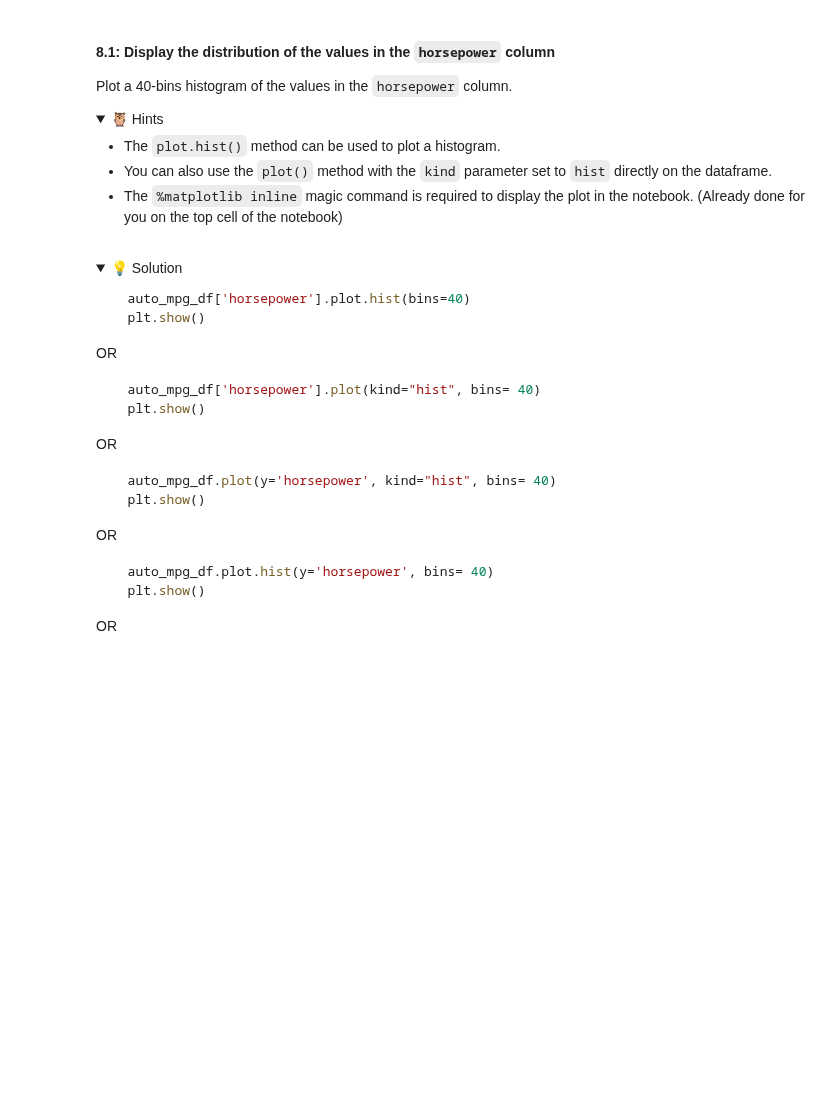
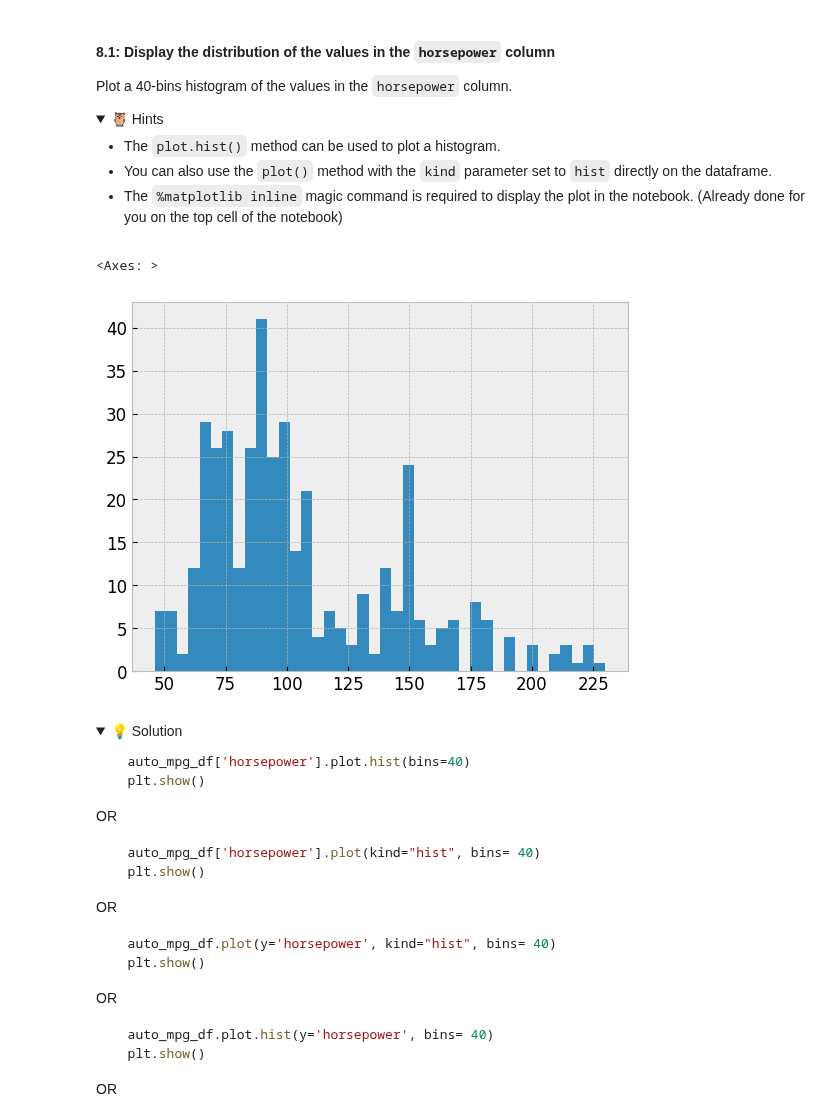
Before and after one commit to IT4063-Spring2025/exploratory-data-analysis-oyekunmo, a Jupyter notebook: notebook.ipynb, the cells around one changed output. Saved outputs shown, nothing was run; the diff lists cells and outputs as text; code cells hidden in the pictures; folded sections open; blank space fills up the shorter version.

Commit message:
8.1 display the distribution of the values in the horsepower column

```diff
--- a/notebook.ipynb
+++ b/notebook.ipynb
@@ -468,6 +468,11 @@ Plot a 40-bins histogram of the values in the `horsepower` column.
   - The `%matplotlib inline` magic command is required to display the plot in the notebook. (Already done for you on the top cell of the notebook)
 
 </details>
+# %%
+auto_mpg_df['horsepower'].hist(bins=40)
+# %% [output]
+<Axes: >
+[figure, added]
 # %% [markdown]
 <details>
   <summary>💡 Solution</summary>
```
